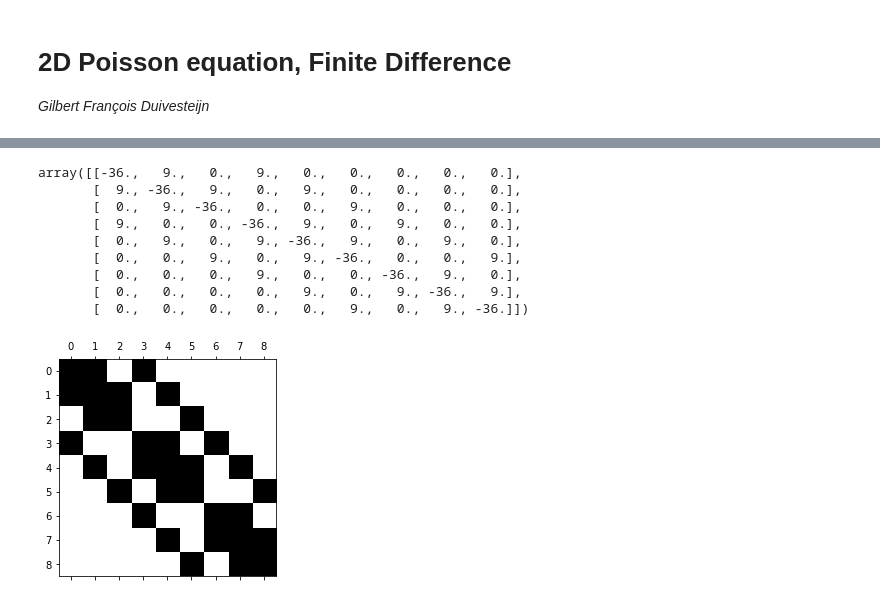
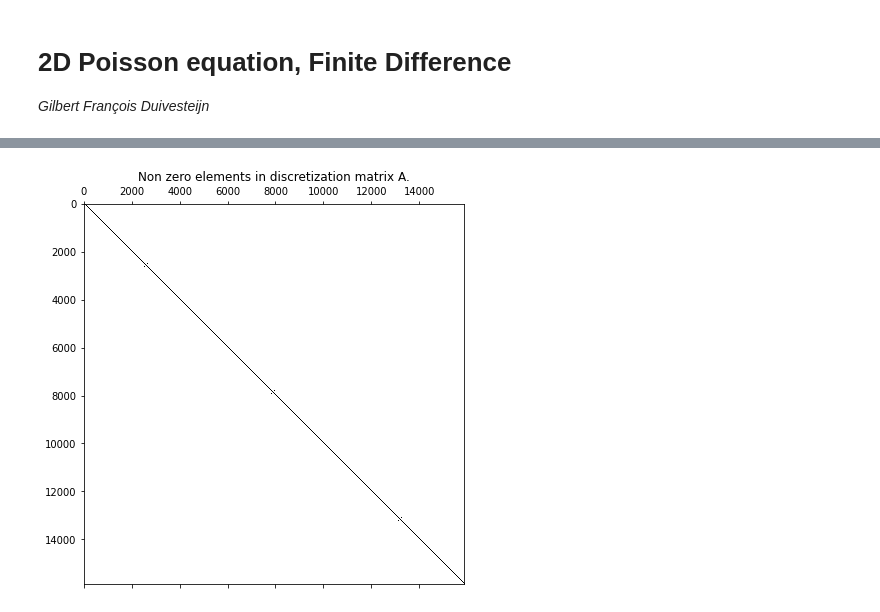
Before and after one commit to gilbertfrancois/partial-differential-equations, a Jupyter notebook: 2D Poisson equation, Finite Difference.ipynb, the cells around one changed output, grey strips where cells are left out. Cells and saved outputs as stored; diff of their text form; code cells hidden in the pictures.

```diff
--- a/2D Poisson equation, Finite Difference.ipynb
+++ b/2D Poisson equation, Finite Difference.ipynb
@@ -21,5 +92,4 @@ import matplotlib.pyplot as plt
 # %%
-nx = 4
-ny = 4
 dx = 1/(nx-1)
 dy = 1/(ny-1)
+print(f"dx={dx:.3f}, dy={dy:.3f}")
@@ -26,13 +98,12 @@ dy = 1/(ny-1)
 # %%
-# i,j
-diag_block = np.eye(ny-1)*(-2/dx**2 + -2/dy**2)
-diag_block
+# Create block for one row i, all columns j.
 
-# i, j+1
-diag_block = diag_block + np.diag(np.ones(shape=(ny-2,))*1/dy**2, 1)
+# u_{i,j}
+diag_block = np.eye(nx-2)*(-2/dx**2 + -2/dy**2)
+# u_{i+1, j}
+diag_block = diag_block + np.diag(np.ones(shape=(nx-3,))*1/dx**2, 1)
+# u_{i-1,j}
+diag_block = diag_block + np.diag(np.ones(shape=(nx-3,))*1/dx**2, -1)
 
-# i,j-1
-diag_block = diag_block + np.diag(np.ones(shape=(ny-2,))*1/dy**2, -1)
-
-diag_block
+print(diag_block)
 # %% [output]
@@ -41,0 +117,4 @@ array([[-36.,   9.,   0.],
+# %%
+%%time
+# Create blocks for all rows
+A = np.kron(np.eye(ny-2), diag_block)
@@ -42,4 +124,7 @@ array([[-36.,   9.,   0.],
 # %%
-Matrix = np.kron(np.eye(nx-1), diag_block)
-Matrix = Matrix + np.diag(np.ones((nx-2)*(ny-1),)*1/dx**2, ny-1)
-Matrix = Matrix + np.diag(np.ones((nx-2)*(ny-1),)*1/dx**2, -(ny-1))
+# u_{i, j+1}
+A = A + np.diag(np.ones((nx-2)*(ny-3),)*1/dy**2, nx-2)
+# u_{i, j-1}
+A = A + np.diag(np.ones((nx-2)*(ny-3),)*1/dy**2, -(nx-2))
+print(A)
+print(f"\nA shape (rows, cols): {A.shape}")
@@ -46,18 +141,7 @@ Matrix = Matrix + np.diag(np.ones((nx-2)*(ny-1),)*1/dx**2, -(ny-1))
-# %%
-Matrix
-# %% [output]
-array([[-36.,   9.,   0.,   9.,   0.,   0.,   0.,   0.,   0.],
-       [  9., -36.,   9.,   0.,   9.,   0.,   0.,   0.,   0.],
-       [  0.,   9., -36.,   0.,   0.,   9.,   0.,   0.,   0.],
-       [  9.,   0.,   0., -36.,   9.,   0.,   9.,   0.,   0.],
-       [  0.,   9.,   0.,   9., -36.,   9.,   0.,   9.,   0.],
-       [  0.,   0.,   9.,   0.,   9., -36.,   0.,   0.,   9.],
-       [  0.,   0.,   0.,   9.,   0.,   0., -36.,   9.,   0.],
-       [  0.,   0.,   0.,   0.,   9.,   0.,   9., -36.,   9.],
-       [  0.,   0.,   0.,   0.,   0.,   9.,   0.,   9., -36.]])
-# %%
-plt.figure()
-plt.spy(Matrix)
-plt.show()
-# %% [output]
-[figure, removed]
+# %%
+plt.figure(figsize=(7,7))
+plt.spy(A)
+plt.title("Non zero elements in discretization matrix A.")
+plt.show()
+# %% [output]
+[figure, added]
```
Also changed, not shown: parts of 13 cells of this notebook, 1 other file.
